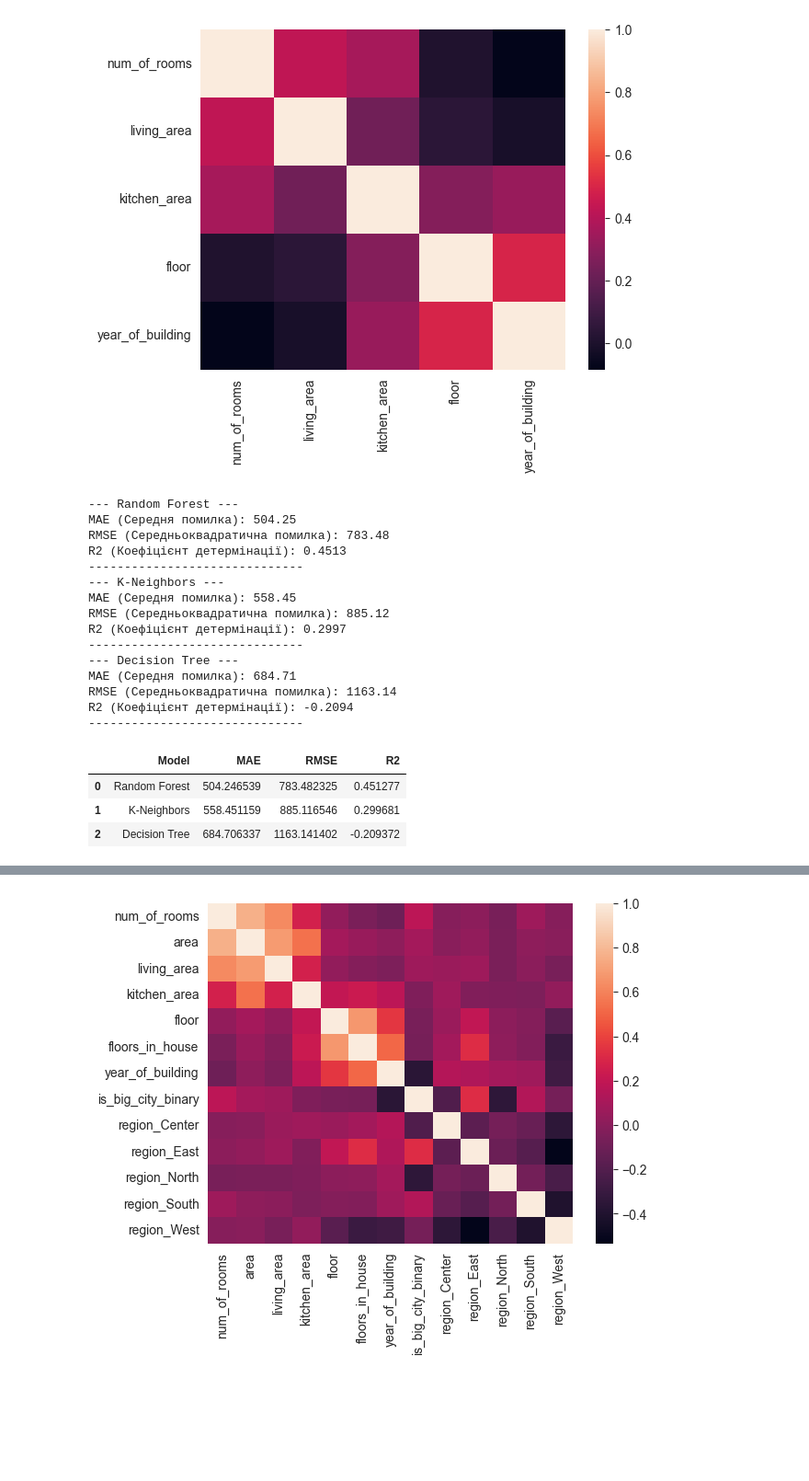
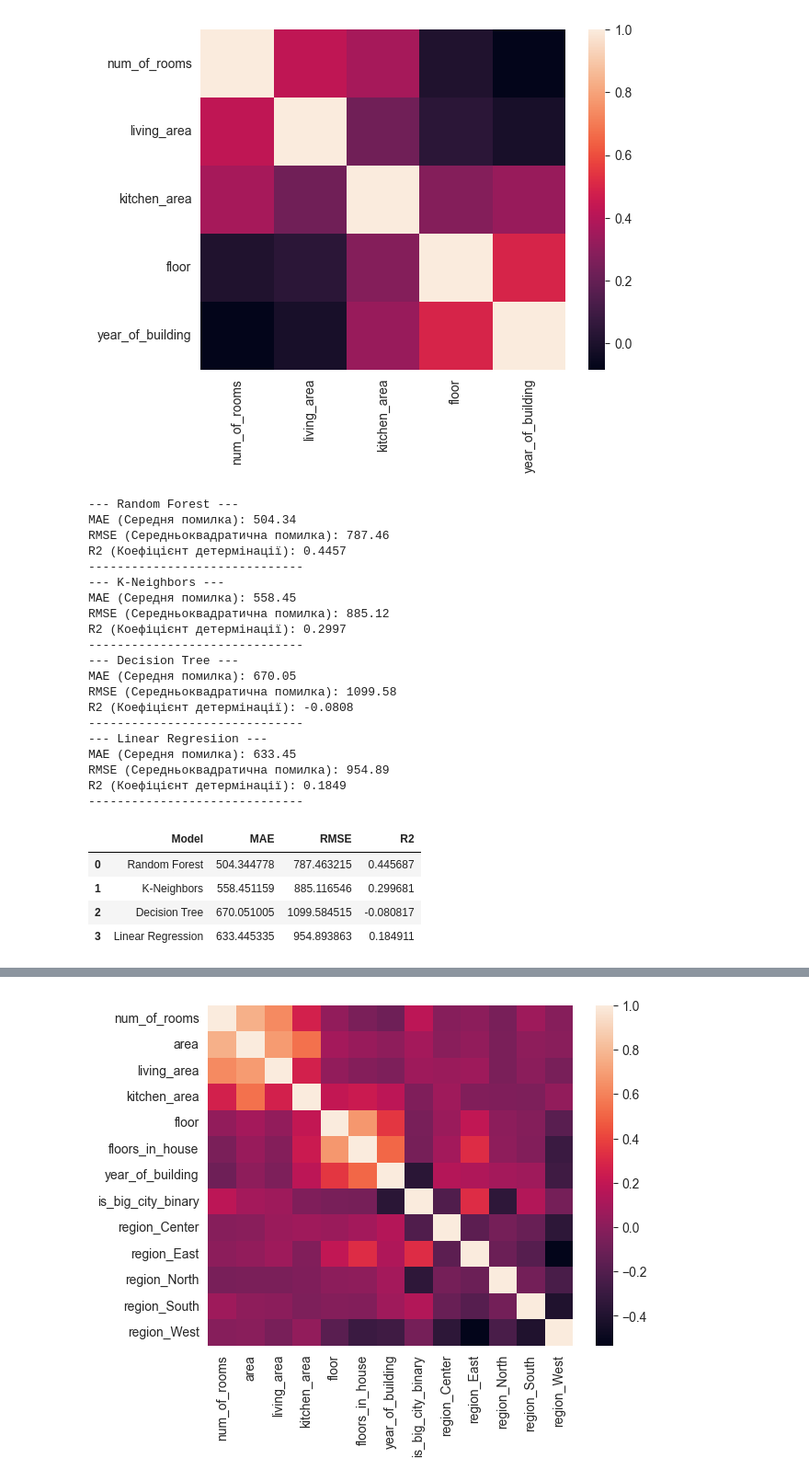
Before and after one commit to YESosnovska/apartments-prices-analysis, a Jupyter notebook: prediction_model.ipynb, the cells around one changed output, grey strips where cells are left out. Shown at 92% size. Cells and saved outputs as stored; diff of their text form; code cells hidden in the pictures; blank space fills up the shorter version.

Commit message:
add linear regression prediction model

```diff
--- a/prediction_model.ipynb
+++ b/prediction_model.ipynb
@@ -104,51 +104,65 @@ tree_regression_Kyiv = tree.DecisionTreeRegressor()
 tree_regression_Kyiv.fit(X_train_Kyiv, y_train_Kyiv)
 
 y_pred_regression_Kyiv = tree_regression_Kyiv.predict(X_test_Kyiv)
+# %%
+from sklearn.linear_model import LinearRegression
+
+linear_regression_Kyiv = LinearRegression()
+linear_regression_Kyiv.fit(X_train_Kyiv, y_train_Kyiv)
+
+y_pred_linear_Kyiv = linear_regression_Kyiv.predict(X_test_Kyiv)
 # %%
 def print_metrics(y_true, y_pred, model_name):
     mae = mean_absolute_error(y_true, y_pred)
     rmse = np.sqrt(mean_squared_error(y_true, y_pred))
     r2 = r2_score(y_true, y_pred)
 
     print(f"--- {model_name} ---")
     print(f"MAE (Середня помилка): {mae:.2f}")
     print(f"RMSE (Середньоквадратична помилка): {rmse:.2f}")
     print(f"R2 (Коефіцієнт детермінації): {r2:.4f}")
     print("-" * 30)
     return [mae, rmse, r2]
 
 metrics_forest = print_metrics(y_test_Kyiv, y_pred_forest_Kyiv, "Random Forest")
 metrics_knn = print_metrics(y_test_Kyiv, y_pred_neighbor_Kyiv, "K-Neighbors")
 metrics_tree = print_metrics(y_test_Kyiv, y_pred_regression_Kyiv, "Decision Tree")
+metrics_linear = print_metrics(y_test_Kyiv, y_pred_linear_Kyiv, "Linear Regresiion")
 
 results_df = pd.DataFrame({
-    "Model": ["Random Forest", "K-Neighbors", "Decision Tree"],
-    "MAE": [metrics_forest[0], metrics_knn[0], metrics_tree[0]],
-    "RMSE": [metrics_forest[1], metrics_knn[1], metrics_tree[1]],
-    "R2": [metrics_forest[2], metrics_knn[2], metrics_tree[2]]
+    "Model": ["Random Forest", "K-Neighbors", "Decision Tree", "Linear Regression"],
+    "MAE": [metrics_forest[0], metrics_knn[0], metrics_tree[0], metrics_linear[0]],
+    "RMSE": [metrics_forest[1], metrics_knn[1], metrics_tree[1], metrics_linear[1]],
+    "R2": [metrics_forest[2], metrics_knn[2], metrics_tree[2], metrics_linear[2]]
 })
 
 results_df
 # %% [output]
 --- Random Forest ---
-MAE (Середня помилка): 504.25
-RMSE (Середньоквадратична помилка): 783.48
-R2 (Коефіцієнт детермінації): 0.4513
+MAE (Середня помилка): 504.34
+RMSE (Середньоквадратична помилка): 787.46
+R2 (Коефіцієнт детермінації): 0.4457
 ------------------------------
 --- K-Neighbors ---
 MAE (Середня помилка): 558.45
 RMSE (Середньоквадратична помилка): 885.12
 R2 (Коефіцієнт детермінації): 0.2997
 ------------------------------
 --- Decision Tree ---
-MAE (Середня помилка): 684.71
-RMSE (Середньоквадратична помилка): 1163.14
-R2 (Коефіцієнт детермінації): -0.2094
+MAE (Середня помилка): 670.05
+RMSE (Середньоквадратична помилка): 1099.58
+R2 (Коефіцієнт детермінації): -0.0808
 ------------------------------
+--- Linear Regresiion ---
+MAE (Середня помилка): 633.45
+RMSE (Середньоквадратична помилка): 954.89
+R2 (Коефіцієнт детермінації): 0.1849
+------------------------------
 |  | Model | MAE | RMSE | R2 |
-| 0 | Random Forest | 504.246539 | 783.482325 | 0.451277 |
+| 0 | Random Forest | 504.344778 | 787.463215 | 0.445687 |
 | 1 | K-Neighbors | 558.451159 | 885.116546 | 0.299681 |
-| 2 | Decision Tree | 684.706337 | 1163.141402 | -0.209372 |
+| 2 | Decision Tree | 670.051005 | 1099.584515 | -0.080817 |
+| 3 | Linear Regression | 633.445335 | 954.893863 | 0.184911 |
 # %%
 feature_names = X_Kyiv.columns
 importances = best_model_forest_Kyiv.feature_importances_
```
Also changed, not shown: parts of 4 cells of this notebook.
